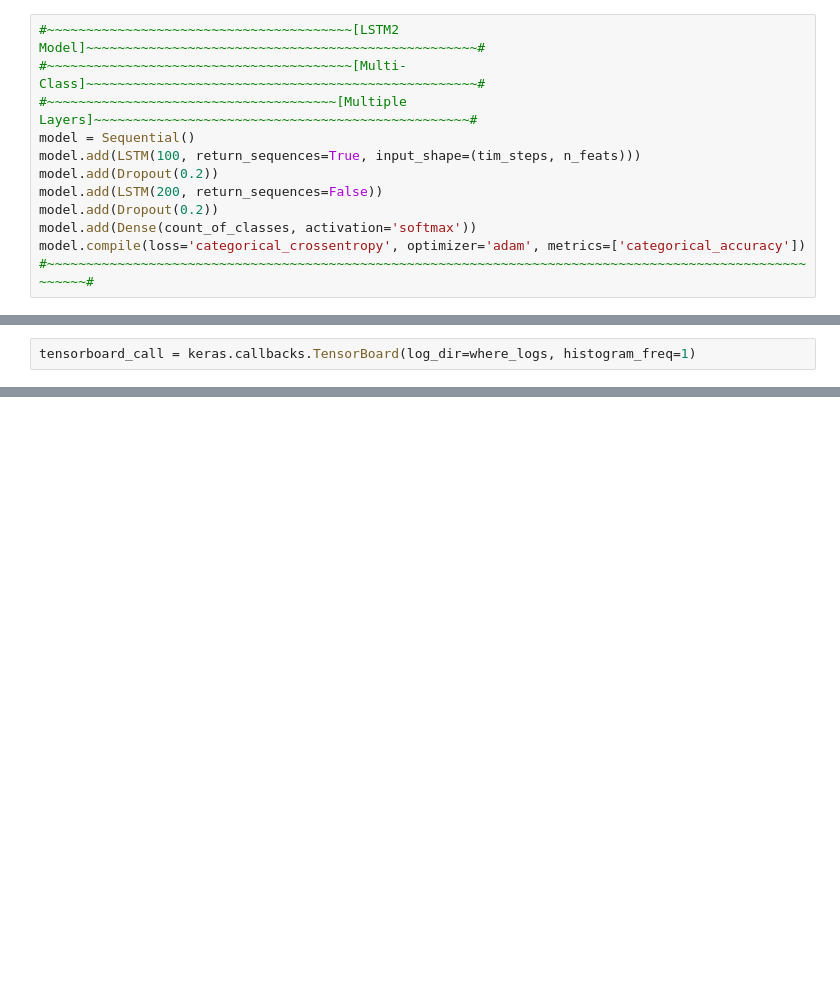
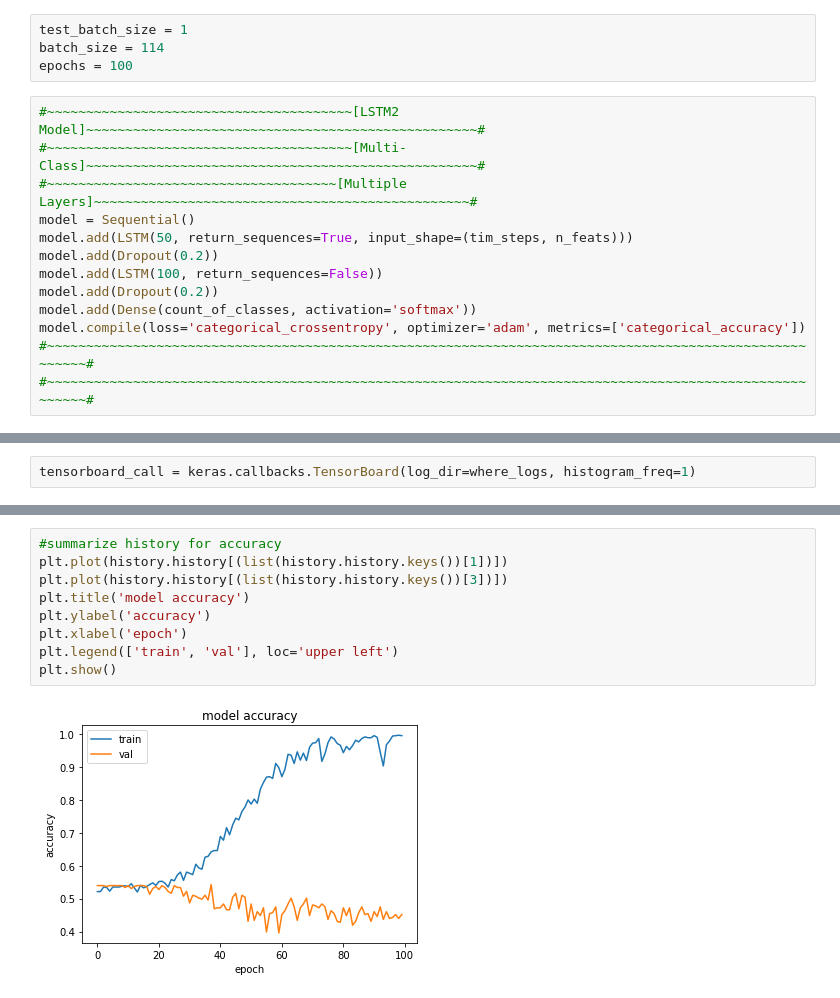
Before and after one commit to jillmpla/thesis_recurrent_neural_nets, a Jupyter notebook: Thesis/RNNs/LSTM2.ipynb, the cells around one changed output, grey strips where cells are left out. Drawn from its saved outputs; the diff is of its cells as text; blank space fills up the shorter version.

```diff
--- a/Thesis/RNNs/LSTM2.ipynb
+++ b/Thesis/RNNs/LSTM2.ipynb
@@ -139,14 +147,19 @@ epochs = 200
+# %%
+test_batch_size = 1
+batch_size = 114
+epochs = 100
 # %%
 #~~~~~~~~~~~~~~~~~~~~~~~~~~~~~~~~~~~~~~~[LSTM2 Model]~~~~~~~~~~~~~~~~~~~~~~~~~~~~~~~~~~~~~~~~~~~~~~~~~~#
 #~~~~~~~~~~~~~~~~~~~~~~~~~~~~~~~~~~~~~~~[Multi-Class]~~~~~~~~~~~~~~~~~~~~~~~~~~~~~~~~~~~~~~~~~~~~~~~~~~#
 #~~~~~~~~~~~~~~~~~~~~~~~~~~~~~~~~~~~~~[Multiple Layers]~~~~~~~~~~~~~~~~~~~~~~~~~~~~~~~~~~~~~~~~~~~~~~~~#
 model = Sequential()
-model.add(LSTM(100, return_sequences=True, input_shape=(tim_steps, n_feats)))
+model.add(LSTM(50, return_sequences=True, input_shape=(tim_steps, n_feats)))
 model.add(Dropout(0.2))
-model.add(LSTM(200, return_sequences=False))
+model.add(LSTM(100, return_sequences=False))
 model.add(Dropout(0.2))
 model.add(Dense(count_of_classes, activation='softmax'))
 model.compile(loss='categorical_crossentropy', optimizer='adam', metrics=['categorical_accuracy'])
 #~~~~~~~~~~~~~~~~~~~~~~~~~~~~~~~~~~~~~~~~~~~~~~~~~~~~~~~~~~~~~~~~~~~~~~~~~~~~~~~~~~~~~~~~~~~~~~~~~~~~~~~#
+#~~~~~~~~~~~~~~~~~~~~~~~~~~~~~~~~~~~~~~~~~~~~~~~~~~~~~~~~~~~~~~~~~~~~~~~~~~~~~~~~~~~~~~~~~~~~~~~~~~~~~~~#
 # %%
 model.summary()
@@ -165,0 +219,11 @@ print("test loss, test acc:", results)
+# %%
+#summarize history for accuracy
+plt.plot(history.history[(list(history.history.keys())[1])])
+plt.plot(history.history[(list(history.history.keys())[3])])
+plt.title('model accuracy')
+plt.ylabel('accuracy')
+plt.xlabel('epoch')
+plt.legend(['train', 'val'], loc='upper left')
+plt.show()
+# %% [output]
+[figure, added]
```
Also changed, not shown: parts of 16 cells of this notebook, 1 other file.
